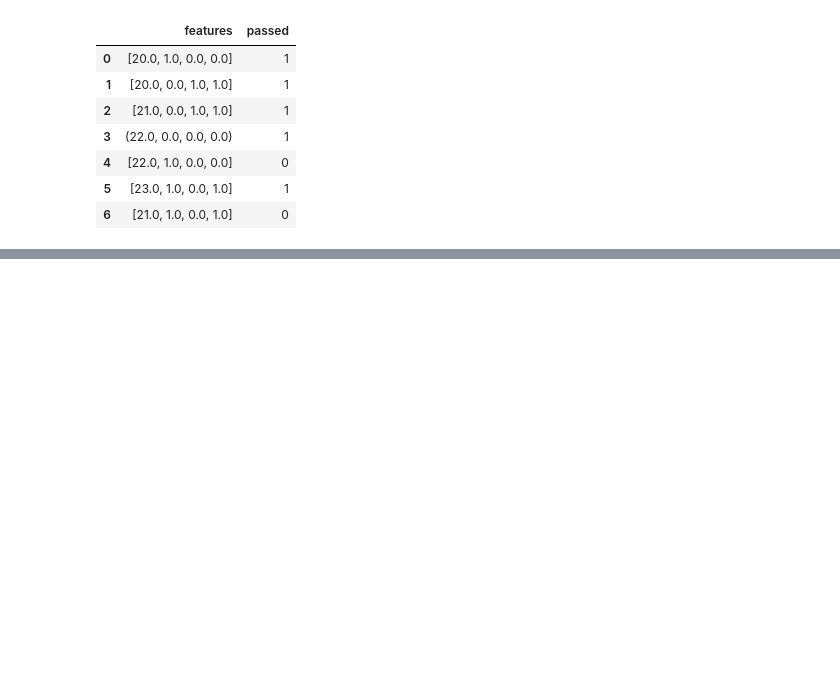
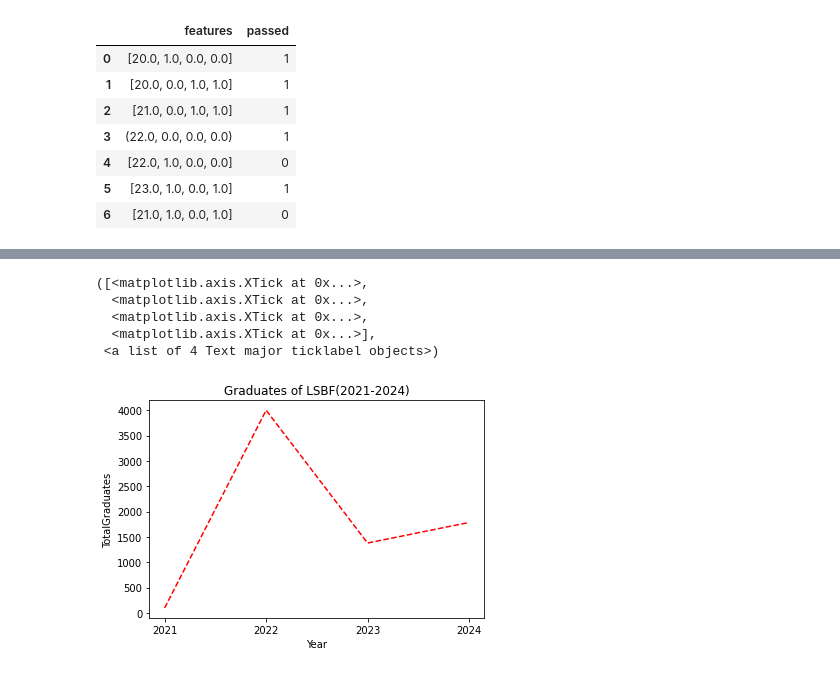
Before and after one commit to Abhishekdhillon/9am-java, a Jupyter notebook: Untitled5.ipynb, the cells around one changed output, grey strips where cells are left out. Cells and saved outputs as stored; diff of their text form; code cells hidden in the pictures; blank space fills up the shorter version.

```diff
--- a/Untitled5.ipynb
+++ b/Untitled5.ipynb
@@ -285,0 +382,15 @@ IllegalArgumentException: ignored
+# %%
+years = [2021,2022,2023,2024]
+totalGraduates= [100,4000,1380,1786]
+plt.plot(years,totalGraduates, color ='red',linestyle='--')
+plt.xlabel('Year')
+plt.ylabel('TotalGraduates')
+plt.title('Graduates of LSBF(2021-2024)')
+plt.xticks(years)
+# %% [output]
+([<matplotlib.axis.XTick at 0x...>,
+  <matplotlib.axis.XTick at 0x...>,
+  <matplotlib.axis.XTick at 0x...>,
+  <matplotlib.axis.XTick at 0x...>],
+ <a list of 4 Text major ticklabel objects>)
+[figure, added]
```
Also changed, not shown: parts of 17 cells of this notebook.
